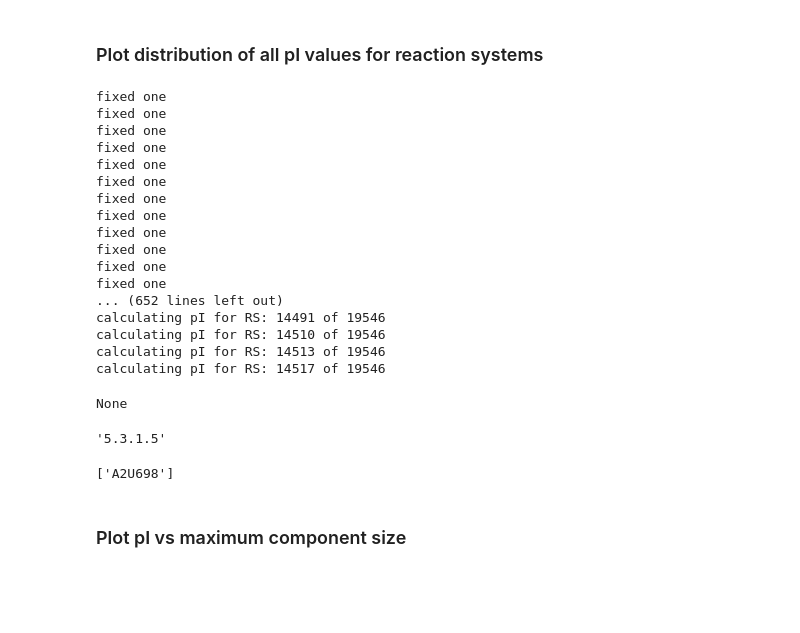
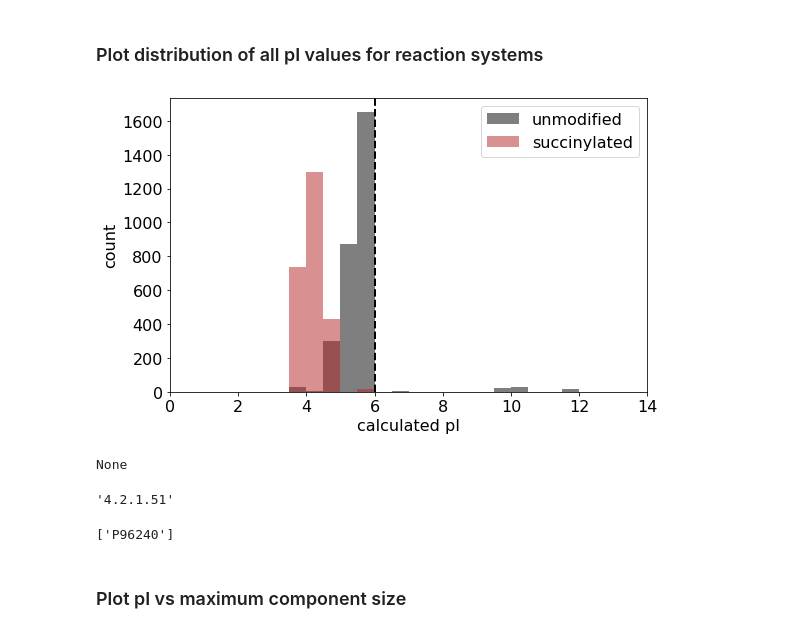
Before and after one commit to andrewtarzia/enzyme_screen, a Jupyter notebook: new_enzymatic_reactions.ipynb, the cells around one changed output. Drawn from its saved outputs; the diff is of its cells as text; code cells hidden in the pictures; blank space fills up the shorter version.

```diff
--- a/new_enzymatic_reactions.ipynb
+++ b/new_enzymatic_reactions.ipynb
@@ -651,11 +651,6 @@ for rs in rxn_syst.yield_rxn_syst(output_dir):
             else:
                 rs.pI = None
             rs.save_object(output_dir+rs.pkl)
-
-    if rs.EC == '5.3.1.5' and rs.UniprotID == 'A2U698':
-        print('fixed one')
-        rs.pI = None
-        rs.save_object(output_dir+rs.pkl)
 
     if rs.UniprotID != '' and rs.UniprotID != None and rs.pI is not None:
         if rs.req_mod == None:
@@ -663,50 +658,34 @@ for rs in rxn_syst.yield_rxn_syst(output_dir):
         else:
             succ_pi.append(rs.pI)
 
 ax.hist(native_pi,
         facecolor='k',
         alpha=0.5,
         histtype='stepfilled',
         bins=np.arange(0, 14 + 0.2, 0.5),
         label='unmodified')
 
 ax.hist(succ_pi,
         facecolor='firebrick',
         alpha=0.5,
         histtype='stepfilled',
         bins=np.arange(0, 14 + 0.2, 0.5),
         label='succinylated')
 
 ax.tick_params(axis='both', which='major', labelsize=16)
 ax.set_xlabel('calculated pI', fontsize=16)
 ax.set_ylabel('count', fontsize=16)
 ax.set_xlim(0, 14)
 # plot pI cut-off
 ax.axvline(x=param_dict['cutoff_pi'], c='k', lw='2', linestyle='--')
 # legend
 ax.legend(fontsize=16)
 
 fig.tight_layout()
 fig.savefig(output_dir+"pI_dist.pdf",
             dpi=720, bbox_inches='tight')
 # %% [output]
-fixed one
-fixed one
-fixed one
-fixed one
-fixed one
-fixed one
-fixed one
-fixed one
-fixed one
-fixed one
-fixed one
-fixed one
-... (652 lines left out)
-calculating pI for RS: 14491 of 19546
-calculating pI for RS: 14510 of 19546
-calculating pI for RS: 14513 of 19546
-calculating pI for RS: 14517 of 19546
+[figure, added]
 # %%
 IDs = rs.UniprotID.split(" ")
 total_sequence = ''
@@ -723,11 +702,11 @@ None
 # %%
 rs.EC
 # %% [output]
-'5.3.1.5'
+'4.2.1.51'
 # %%
 IDs
 # %% [output]
-['A2U698']
+['P96240']
 # %%
 rs.pI = None
 rs.save_object(output_dir+rs.pkl)
```
Also changed, not shown: 2 other files.
